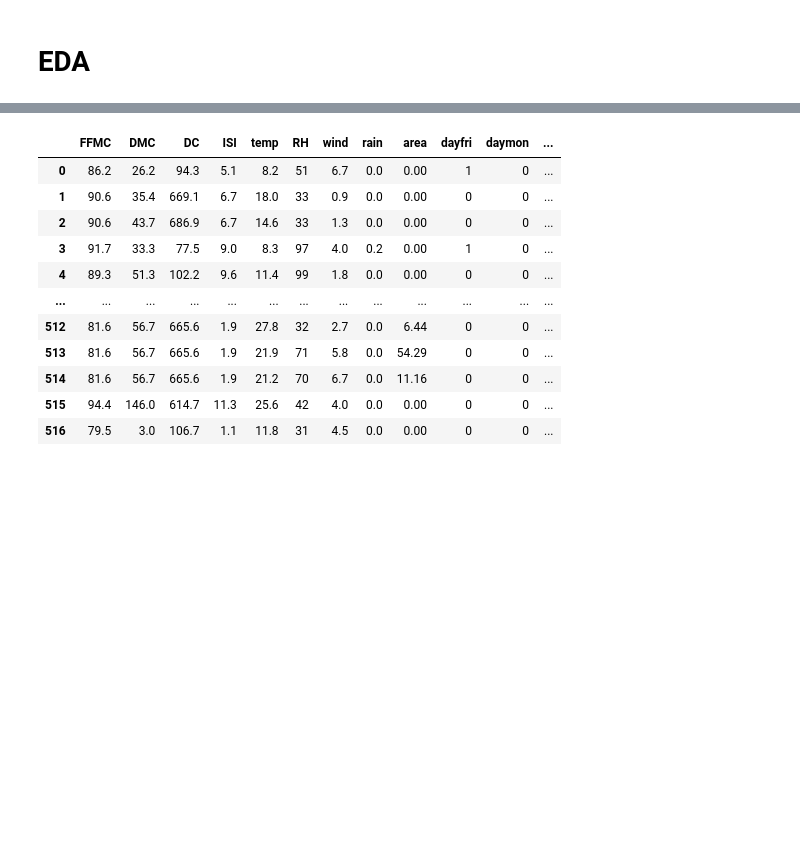
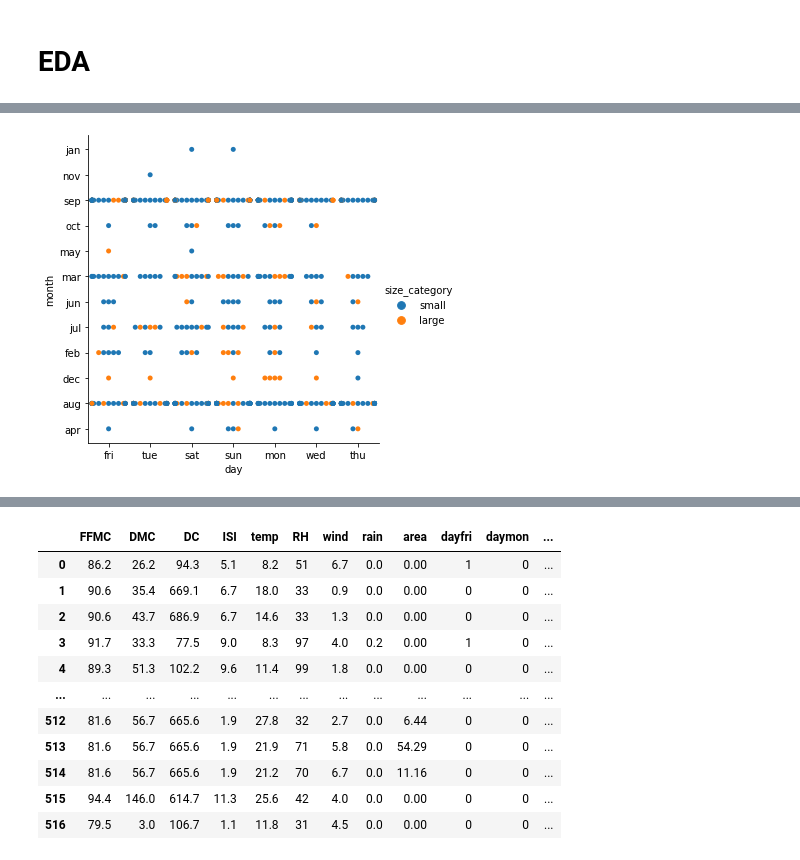
Before and after one commit to RiteshopShrivastava/Support_Vector_Machine, a Jupyter notebook: Assignment_SVM_Forestfires.ipynb, the cells around one changed output, grey strips where cells are left out. Drawn from its saved outputs; the diff is of its cells as text; code cells hidden in the pictures; blank space fills up the shorter version.

```diff
--- a/Assignment_SVM_Forestfires.ipynb
+++ b/Assignment_SVM_Forestfires.ipynb
@@ -54,0 +64,4 @@ forest_df
+# %%
+sns.catplot(x="day", y='month',hue="size_category",kind="swarm", data=forest_df,s=5);
+# %% [output]
+[figure, added]
```
Also changed, not shown: parts of 16 cells of this notebook.
